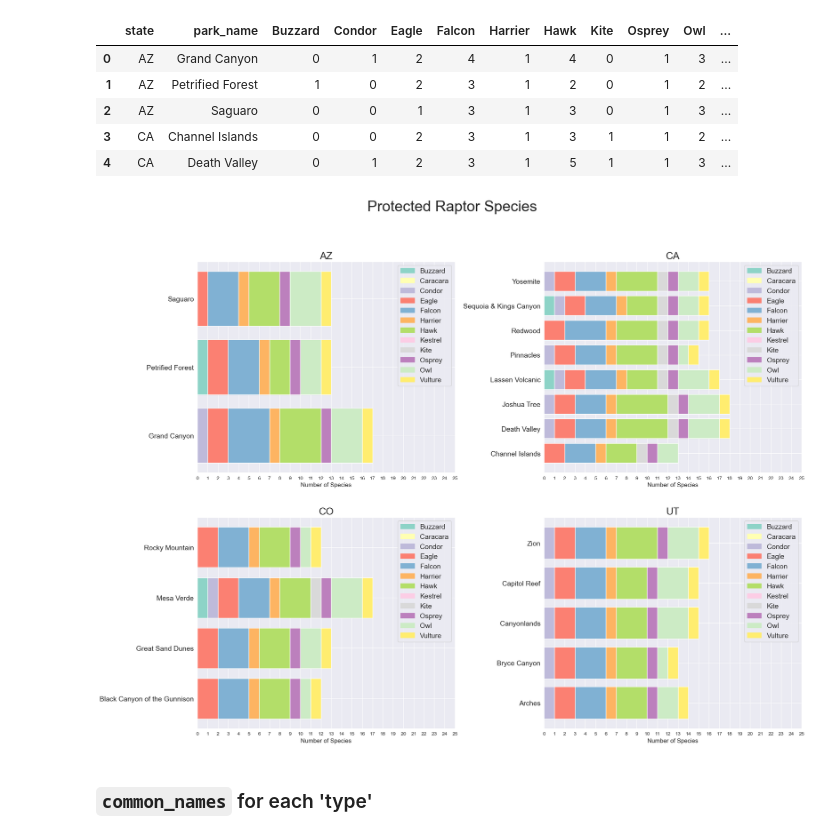
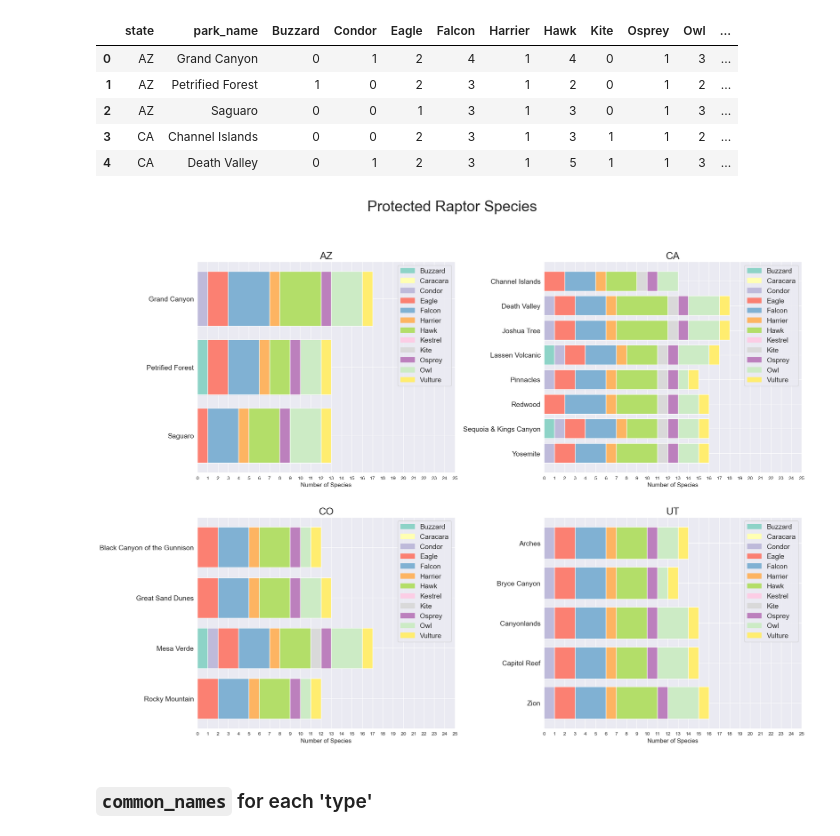
Before and after one commit to pineapple-bois/Biodiversity-In-National-Parks-Real-World, a Jupyter notebook: analysis.ipynb, the cells around one changed output. Drawn from its saved outputs; the diff is of its cells as text; code cells hidden in the pictures.

Commit message:
Plot Edit

```diff
--- a/analysis.ipynb
+++ b/analysis.ipynb
@@ -823,28 +823,30 @@ pro_raptor_counts.head()
 # %%
 # legend colours
 handles_4 = [mpatches.Patch(color=colour, label=label) for label, colour in raptor_colour.items()]
 
 plt.figure(figsize=(20,15))
 plt.suptitle('Protected Raptor Species', fontsize=30, y=1.05)
 for i, state in enumerate(states_list_short):
     for j, raptor in enumerate(raptor_types_two):
         data = pd.DataFrame(pro_raptor_counts[pro_raptor_counts['state'] == state])
+        data = data.sort_values(by='park_name', ascending=False)
         plt.subplot(2,2,(i+1))
         plt.title(state, fontsize=20)
         plt.barh(y=data.park_name, width=data[raptor], color=raptor_colour[raptor],
                  left=data.loc[:, raptor_types_two[:j]].sum(axis=1))
-        plt.yticks(data.park_name, rotation=0, fontsize=14)
+        #plt.yticks(data.park_name, rotation=0, fontsize=14)
+        plt.yticks(np.arange(len(data)), data.park_name, rotation=0, fontsize=14)
         plt.xticks(np.arange(0,26,1))
         plt.xlabel('Number of Species', fontsize=12)
         plt.legend(handles=handles_4, fontsize=14)
         plt.gca().invert_yaxis()
         plt.grid(True)
 
 plt.subplots_adjust(top=0.5)
 plt.tight_layout()
 plt.show()
 # %% [output]
-[figure, old version]
+[figure, new version]
 # %% [markdown]
 ### `common_names` for each 'type'
 # %%
```
Also changed, not shown: parts of 6 cells of this notebook.
